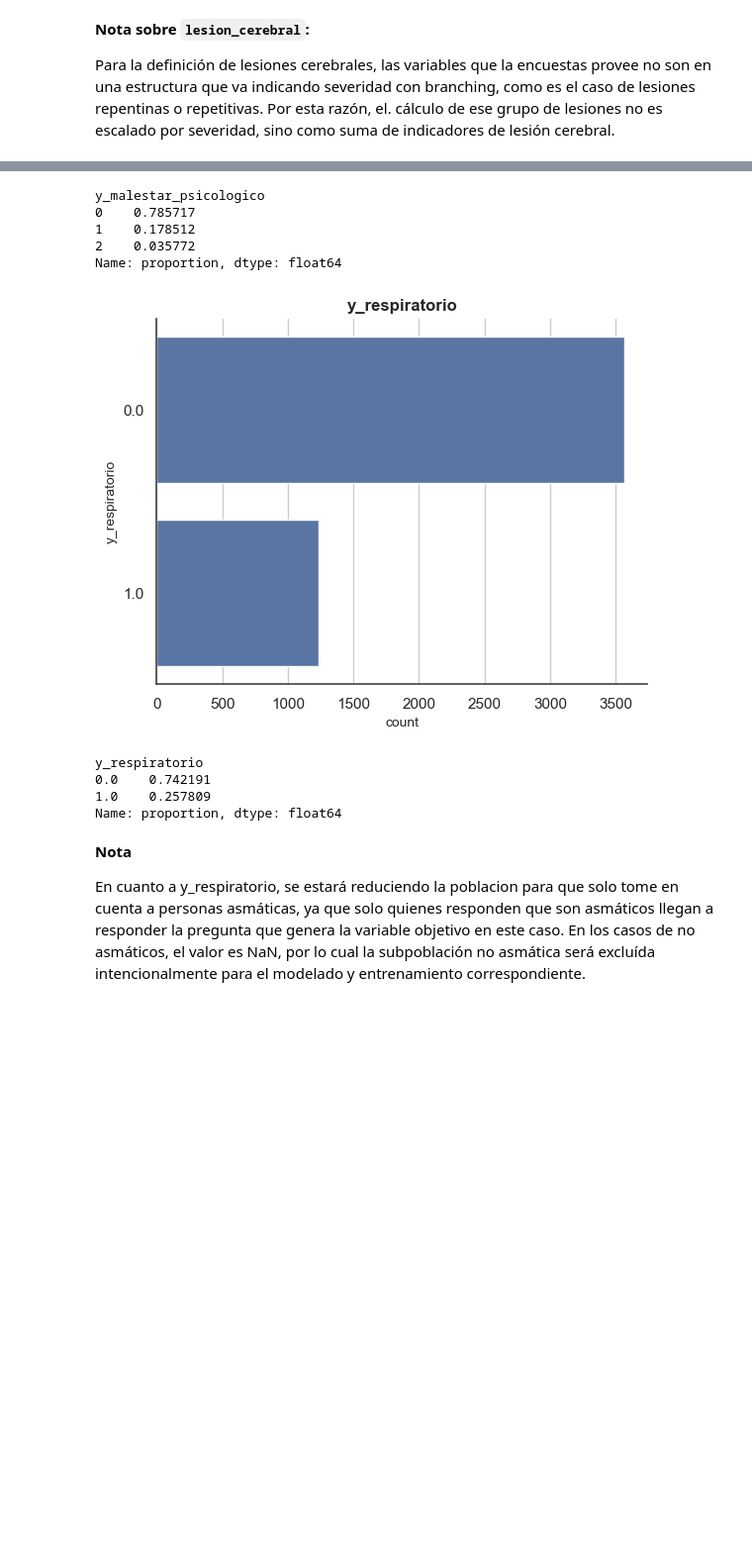
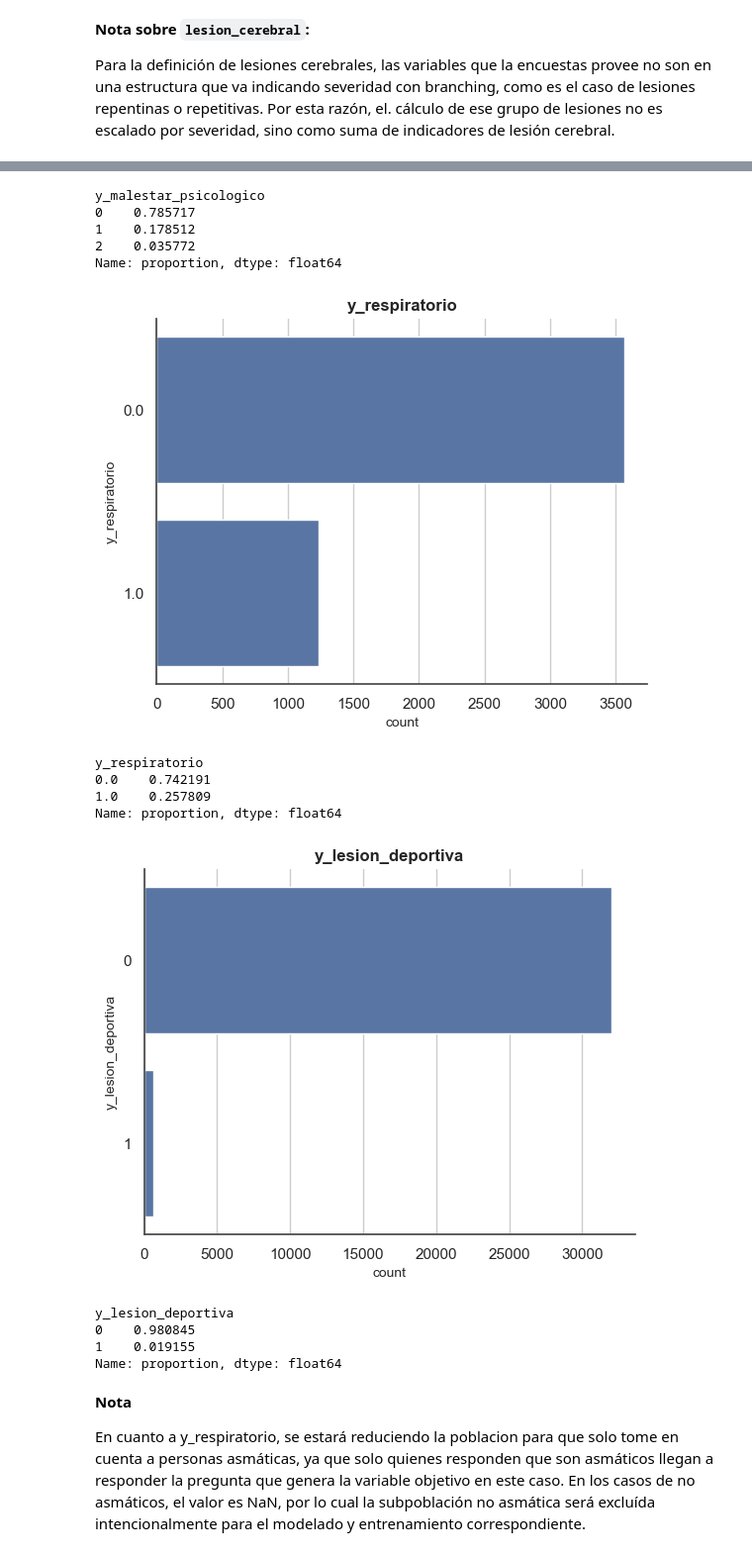
Before and after one commit to anairinac/tfm-wearable-health, a Jupyter notebook: notebooks/notebook.ipynb, the cells around one changed output, grey strips where cells are left out. Shown at 99% size. Saved outputs shown, nothing was run; the diff lists cells and outputs as text; code cells hidden in the pictures; blank space fills up the shorter version.

Commit message:
added y_lesion_deportiva

```diff
--- a/notebooks/notebook.ipynb
+++ b/notebooks/notebook.ipynb
@@ -1116,6 +1125,7 @@ df_eda['lesion_cerebral'] = tbi_general + tbi_peligro + tbi_eval
 
 
 df_eda['y_lesion'] = df_eda[['lesion_repentina', 'lesion_repetitiva', 'lesion_cerebral']].max(axis=1)
+df_eda['y_lesion_deportiva'] = np.where(df_eda['INJSPORTS_A'] == 1, 1, 0)
 
 # Variable objetivo para evento malestar psicológico
 
@@ -1155,34 +1165,39 @@ Para la definición de lesiones cerebrales, las variables que la encuestas prove
 # %%
 # comprobar balanceo de clases
 def balanceo_de_clases(df, var_objetivo):
     sns.countplot(y=var_objetivo, data=df)
     plt.title(var_objetivo)
     plt.show()
     print(df[var_objetivo].value_counts(normalize=True).sort_index())
 
 # tenemos 3 variables objetivo:
-variables_objetivo = ['y_lesion', 'y_malestar_psicologico', 'y_respiratorio']
+variables_objetivo = ['y_lesion', 'y_malestar_psicologico', 'y_respiratorio', 'y_lesion_deportiva']
 for y in variables_objetivo:
     balanceo_de_clases(df_eda, y)
 # %% [output]
 [figure]
 y_lesion
 0.0    0.803537
 1.0    0.073529
 2.0    0.048186
 3.0    0.074748
 Name: proportion, dtype: float64
 [figure]
 y_malestar_psicologico
 0    0.785717
 1    0.178512
 2    0.035772
 Name: proportion, dtype: float64
 [figure]
 y_respiratorio
 0.0    0.742191
 1.0    0.257809
 Name: proportion, dtype: float64
+[figure, added]
+y_lesion_deportiva
+0    0.980845
+1    0.019155
+Name: proportion, dtype: float64
 # %% [markdown]
 **Nota**
 
```
Also changed, not shown: parts of 54 cells of this notebook.
